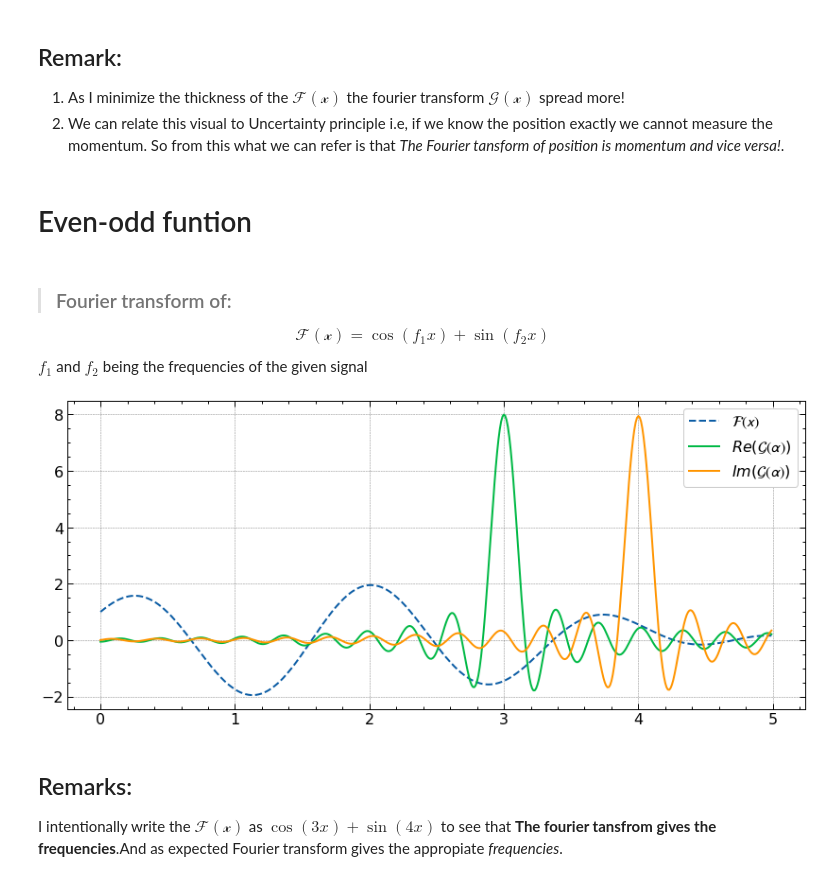
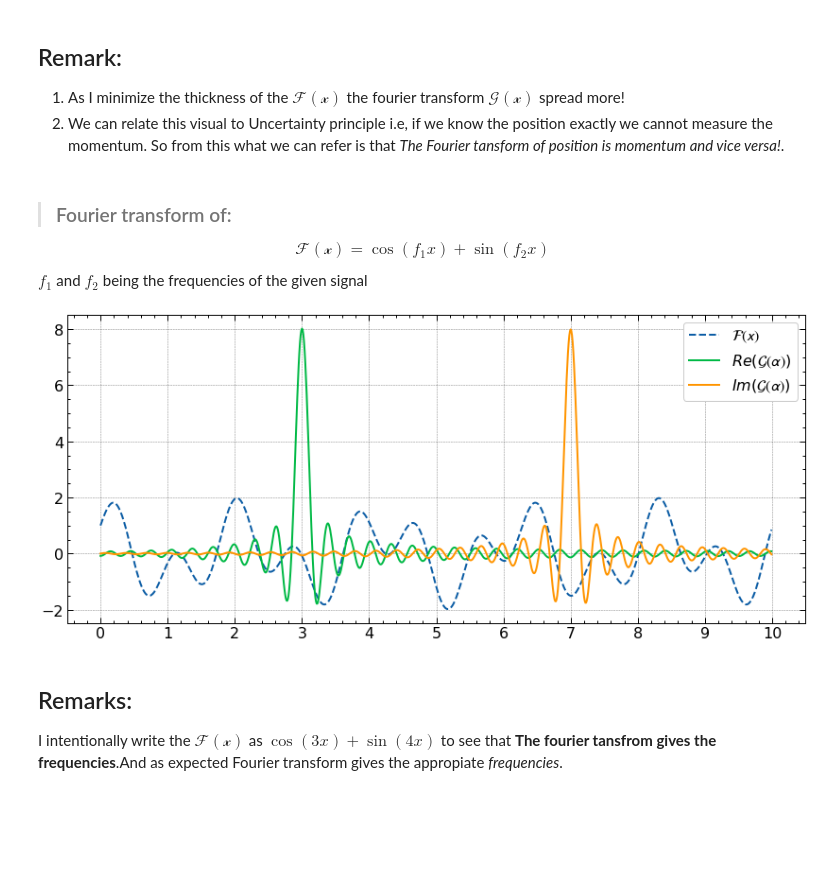
Before and after one commit to Souvik-0612/Fourier, a Jupyter notebook: Fourier transform.ipynb, the cells around one changed output. Cells and saved outputs as stored; diff of their text form; code cells hidden in the pictures; blank space fills up the shorter version.

```diff
--- a/Fourier transform.ipynb
+++ b/Fourier transform.ipynb
@@ -214,46 +214,45 @@ plt.show()
 
 1. As I minimize the thickness of the $\mathcal{F(x)}$ the fourier transform $\mathcal{G(x)}$ spread more!
 2. We can relate this visual to Uncertainty principle i.e, if we know the position exactly we cannot measure the momentum. So from this what we can refer is that *The Fourier tansform of position is momentum and vice versa!*.
-# %% [markdown]
-# Even-odd funtion
 # %% [markdown]
 > ### Fourier transform of:
 $$\mathcal{F(x)} = \cos(f_1x)+\sin(f_2 x)$$
 $f_1$  and $f_2$ being the frequencies of the given signal
 # %%
 ai = 0
-af = 5
+af = 10
 da = 0.01
 
 # Empty lists:
 aa = []; ggR = []; ggI = []; ff = []
 
 #F(x)
 def F(x):
-    return cos(3*x)+sin(4*x)  #Note:here f1 = 3; f2 = 4
+    return cos(3*x) + sin(7*x) #Note:here f1 = 3; f2 = 4
 
 
 
 #Fourier Transform
 def gR(a): return Trap(-20, 20, da, lambda x: F(x)*cos(a*x))/sqrt(2*pi)  #As it is a even function
 def gI(a): return Trap(-20, 20, da, lambda x: F(x)*sin(a*x))/sqrt(2*pi)  #As it is a odd function
 
 while abs(ai - af) >= da:
     ff.append(F(ai))
     ggI.append(gI(ai))
     ggR.append(gR(ai))
     aa.append(ai)
     ai += da
 
 
 plt.figure(figsize=(14, 6))
 plt.plot(aa, ff, "--", label = r"$\mathcal{F(x)}$")
 plt.plot(aa, ggR, label = r"$Re(\mathcal{G(\alpha)})$")
 plt.plot(aa, ggI, label = r"$Im(\mathcal{G(\alpha)})$")
 plt.legend(loc = 'best')
+plt.xticks(np.arange(0, 11, 1))
 plt.show()
 # %% [output]
-[figure, old version]
+[figure, new version]
 # %% [markdown]
 ## Remarks:
 I intentionally write the $\mathcal{F(x)}$ as $\cos(3x)+\sin(4 x)$ to see that **The fourier tansfrom gives the frequencies**.And as expected Fourier transform gives the appropiate *frequencies*.
```
Also changed, not shown: parts of 3 cells of this notebook.
